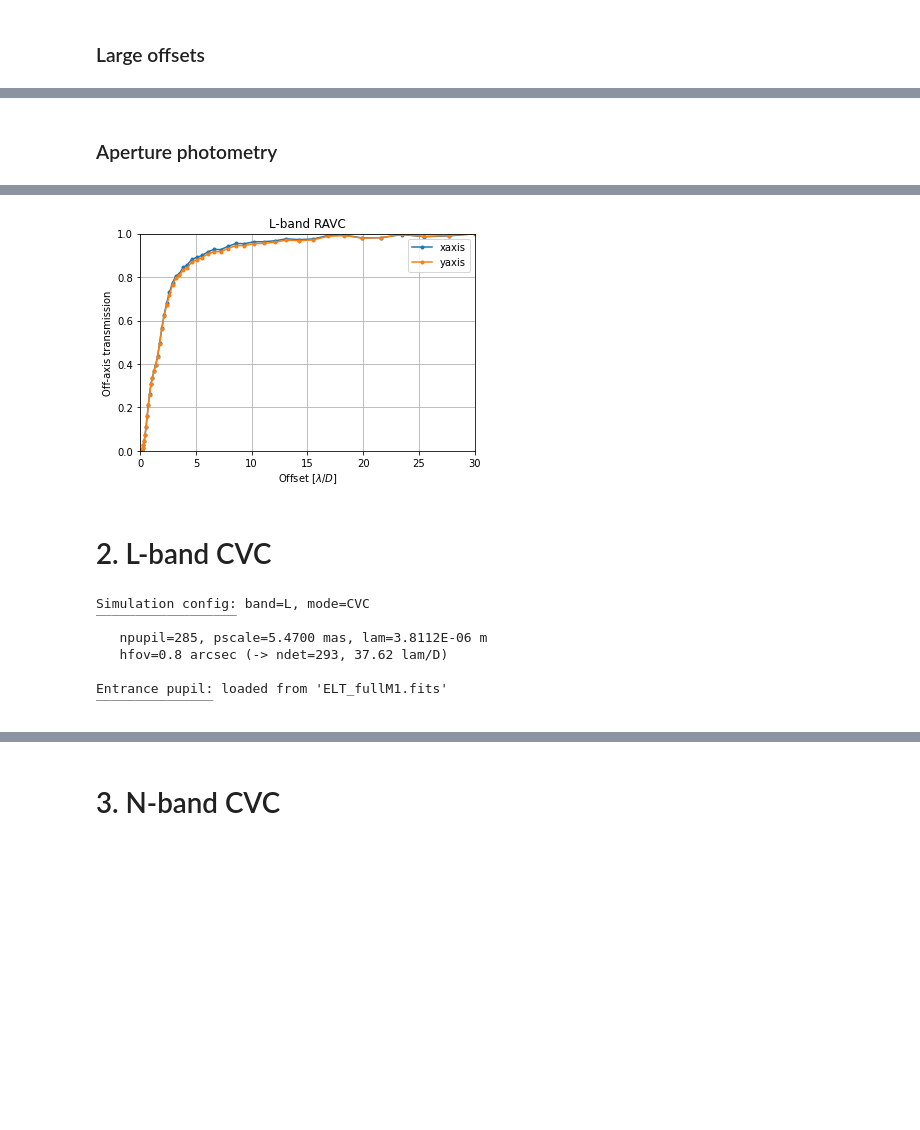
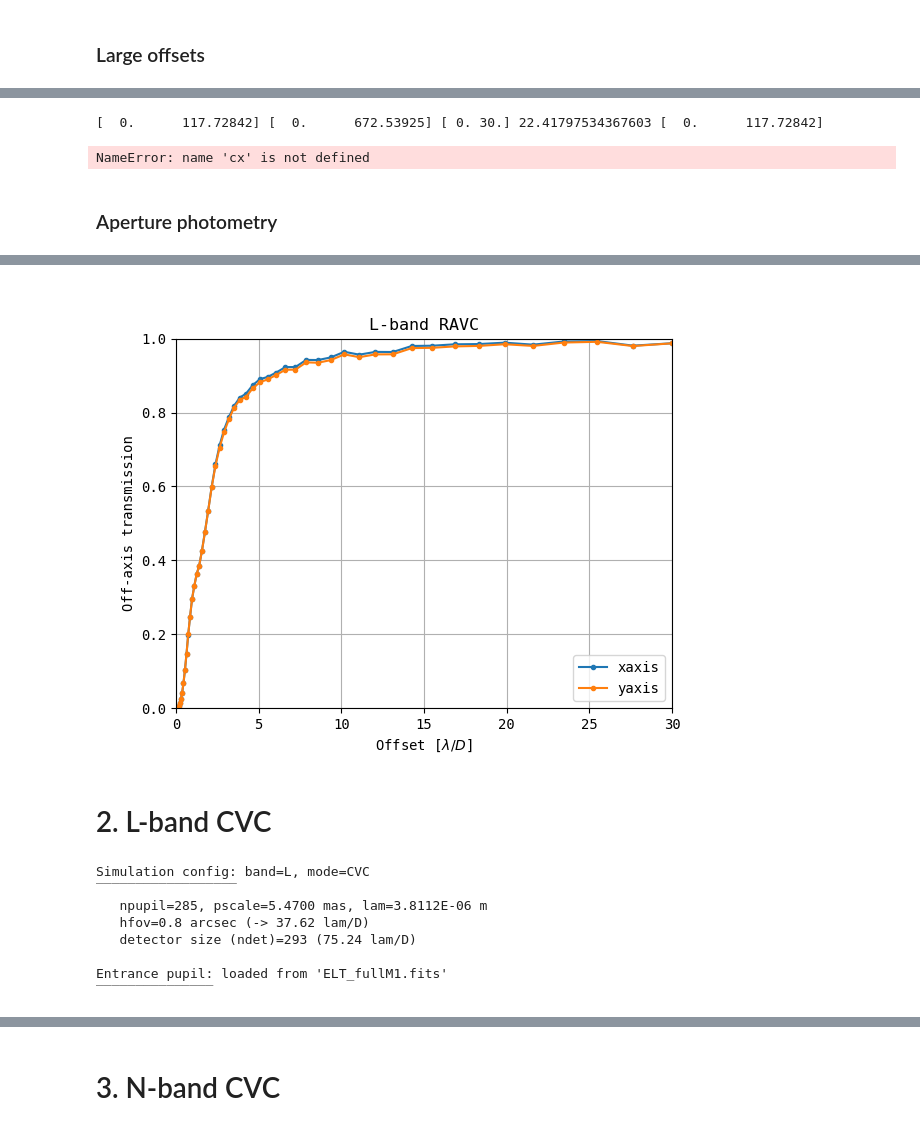
Before and after one commit to vortex-exoplanet/HEEPS, a Jupyter notebook: notebooks/hci_modes/offaxis_trans.ipynb, the cells around one changed output, grey strips where cells are left out. Cells and saved outputs as stored; diff of their text form; code cells hidden in the pictures; blank space fills up the shorter version.

```diff
--- a/notebooks/hci_modes/offaxis_trans.ipynb
+++ b/notebooks/hci_modes/offaxis_trans.ipynb
@@ -31,9 +31,10 @@ conf.update(
     ls_dRspi = 0,
     ls_ext_circ = True,
     ls_int_circ = None,
+    dir_output='output_files_gox',
 )
-conf = heeps.config.update_config(saveconf=True, verbose=True, **conf)
-wf = heeps.pupil.pupil(savefits=True, verbose=True, **conf)
+conf = heeps.config.update_config(saveconf=False, verbose=True, **conf)
+wf = heeps.pupil.pupil(savefits=False, verbose=True, **conf)
 # %% [output]
 Simulation config: band=L, mode=CVC
 ‾‾‾‾‾‾‾‾‾‾‾‾‾‾‾‾‾‾
@@ -90,7 +93,7 @@ offmax = 30
 npts = 50
 # initialize conf
 conf = dict(
-    dir_output = 'OAT',
+    dir_output = 'output_files_gox/OAT',
     f_pupil = 'pupil/ELT_fullM1.fits',
     ls_ext_circ = False,
     ls_int_circ = False,
@@ -131,17 +135,25 @@ lamD = get_lamD_mas(**conf)
 xymax = min(conf['hfov']*1e3/lamD, offmax)
 logb = 0.02*xymax
 xy = np.logspace(np.log10(logb), np.log10(xymax + logb), npts) - logb
-xy = np.float32([(x,0) for x in xy] + [(0,y) for y in xy])
-xy_mas = xy*lamD
+xy = np.float32([(x,0) for x in xy] + [(0,y) for y in xy])  # in Lambda/D_lyot
+xy_mas = xy *lamD
 xy_pix = xy_mas/conf['pscale']
 
+# The offset is injected via tip-tilt mode
+# Those proper tip-tilt modes are normalized over a circular (and not annular) pupil of size pupil_img_size
+# To obtain an effective offset, we need to scale by the effective aperture size
+# A good proxy for this factor is the ratio between the nominal and extended diameters
+xy_pix *= conf['diam_ext']/conf['diam_nominal']
+
 conf['f_point_err'] = os.path.join(conf['dir_output'], 'oat_%s_%s.fits'%(conf['band'], conf['mode']))
-fits.writeto(conf['f_point_err'], xy_mas, overwrite=True)
+# fits.writeto(conf['f_point_err'], xy_mas, overwrite=True)
 
+plt.figure()
 plt.plot(xy, '-+')
 plt.xlim(0, len(xy))
 plt.ylim(0, xymax)
 plt.xlabel('points')
-plt.ylabel('offsets [$\lambda/D$]')
+plt.ylabel(r'offsets [$\lambda/D$]')
 plt.grid(True), plt.grid(which='minor', linestyle=':');
+plt.show()
 # %% [output]
@@ -149,6 +181,17 @@ plt.grid(True), plt.grid(which='minor', linestyle=':');
+# %%
+print(xy_pix[-1], xy_mas[-1], xy[-1], lamD, xy_pix[-1])
+print(cx-dx, cy-dy)
+print()
+plt.figure()
+plt.imshow(psf)
+# %% [output]
+[  0.      117.72842] [  0.      672.53925] [ 0. 30.] 22.41797534367603 [  0.      117.72842]
+NameError: name 'cx' is not defined
 # %% [markdown]
 ### Aperture photometry
 # %%
+%matplotlib widget
+
 psf_OFF = heeps.wavefront.propagate_one(wf, onaxis=False, savefits=False, verbose=True, **conf)
 psf_OFF_crop, fwhm, ap_flux = psf_template(psf_OFF)
 print('fwhm=%.2fpix, ap_flux=%.2e\n'%(fwhm, ap_flux))
@@ -158,19 +201,25 @@ _, ny, nx = psfs_ON.shape
 psf_flux = []
 for psf, (dx,dy) in zip(psfs_ON, xy_pix):
     psf_flux.append(vip_hci.metrics.aperture_flux(psf, [cy-dy], [cx-dx], fwhm, verbose=False)[0])
+    # ym, xm = np.unravel_index(np.argmax(psf), psf.shape)
+    # psf_flux.append(vip_hci.metrics.aperture_flux(psf, [ym], [xm], fwhm, verbose=False)[0])
+
+    # psf_flux.append(np.sum(psf))
 psf_flux = np.float32(psf_flux) / ap_flux
+plt.figure()
 plt.grid(True), plt.grid(which='minor', linestyle=':')
 plt.plot(xy[:npts,0], psf_flux[:npts], '.-', label='xaxis')
 plt.plot(xy[npts:,1], psf_flux[npts:], '.-', label='yaxis')
 plt.xlim(0, xy[-1,1])
 plt.ylim(0, 1)
-plt.xlabel('Offset [$\lambda/D$]')
+plt.xlabel(r'Offset [$\lambda/D$]')
 plt.ylabel('Off-axis transmission')
 plt.title('L-band RAVC')
 plt.legend();
 
 psf_flux_L_RAVC = np.clip((psf_flux[:npts] + psf_flux[npts:])/2, 0, 1)
-fits.writeto(conf['f_point_err'], np.float32([xy_pix[:npts,0], psf_flux_L_RAVC]), overwrite=True)
+#fits.writeto(conf['f_point_err'], np.float32([xy_pix[:npts,0], psf_flux_L_RAVC]), overwrite=True)
+plt.show()
 # %% [output]
 Create single off-axis PSF
    apply ring apodizer: ravc_t=0.7909, ravc_r=0.519, apo_misalign=None
@@ -191,4 +240,4 @@ Create on-axis PSF cube
-[figure, old version]
+[figure, new version]
 # %% [markdown]
 # 2. L-band CVC
 # %%
@@ -206,7 +255,8 @@ wf = heeps.pupil.pupil(savefits=True, verbose=True, **conf)
 Simulation config: band=L, mode=CVC
 ‾‾‾‾‾‾‾‾‾‾‾‾‾‾‾‾‾‾
    npupil=285, pscale=5.4700 mas, lam=3.8112E-06 m
-   hfov=0.8 arcsec (-> ndet=293, 37.62 lam/D)
+   hfov=0.8 arcsec (-> 37.62 lam/D)
+   detector size (ndet)=293 (75.24 lam/D)
 
 Entrance pupil: loaded from 'ELT_fullM1.fits'
 ‾‾‾‾‾‾‾‾‾‾‾‾‾‾‾
```
Also changed, not shown: parts of 12 cells of this notebook.
